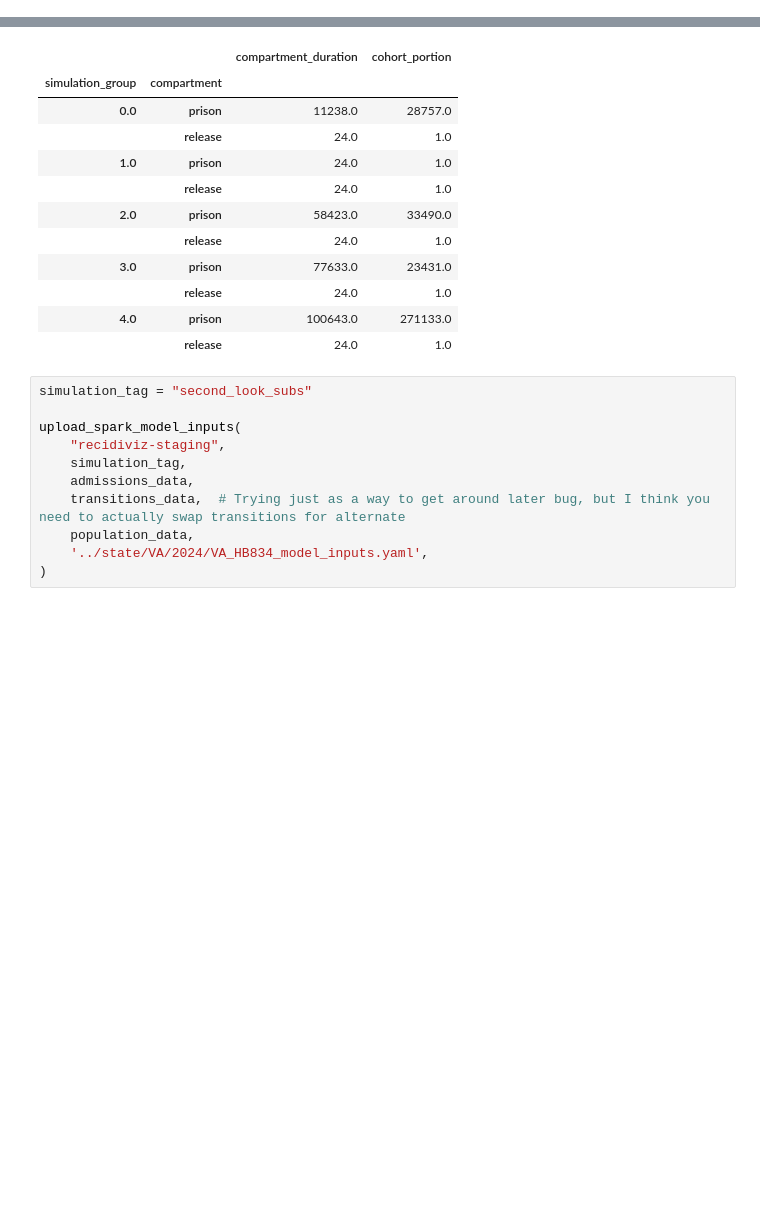
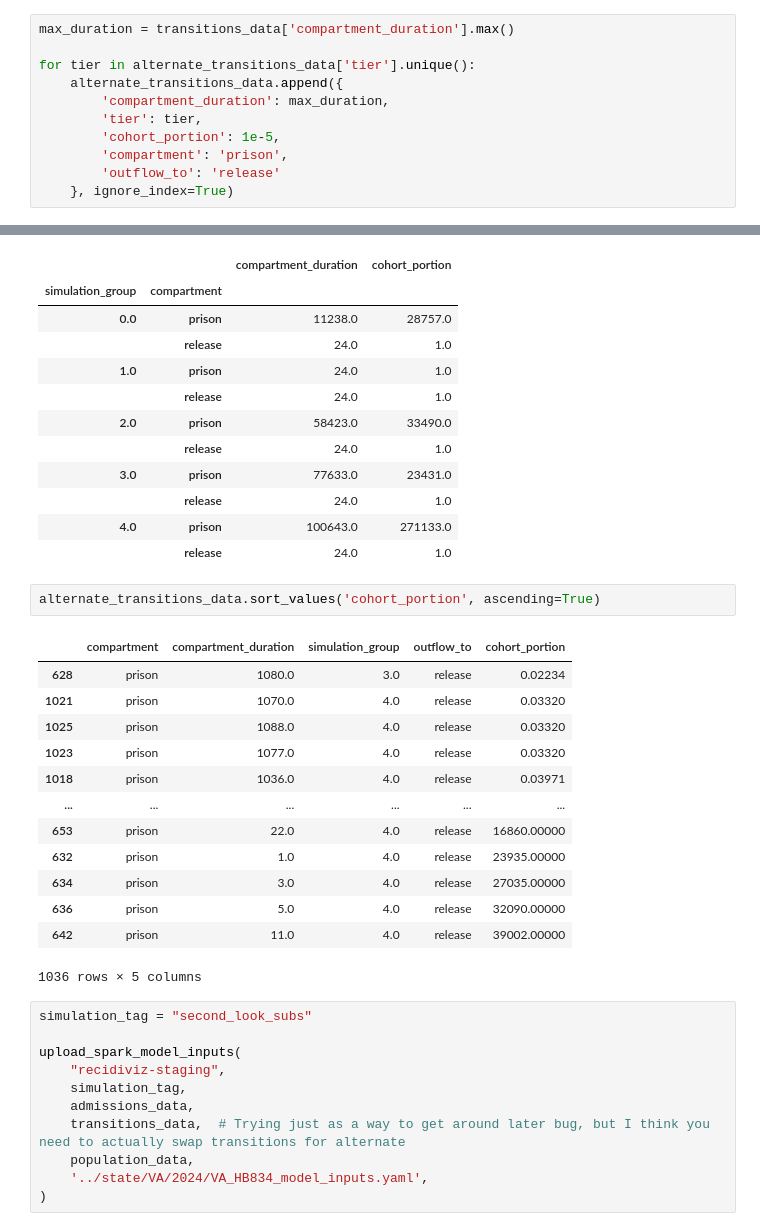
Before and after one commit to stanford-decarceration-collective/stanford-decarceration-collective, a Jupyter notebook: notebooks/aclu_second_look-Copy1.ipynb, the cells around one changed output, grey strips where cells are left out. Saved outputs shown, nothing was run; the diff lists cells and outputs as text; blank space fills up the shorter version.

Commit message:
Attempted fix for transitions error

```diff
--- a/notebooks/aclu_second_look-Copy1.ipynb
+++ b/notebooks/aclu_second_look-Copy1.ipynb
@@ -458,6 +463,17 @@ alternate_transitions_data.head()
 | 2 | prison | 3.0 | 2.0 | release | 1221.0 |
 | 3 | prison | 4.0 | 2.0 | release | 440.0 |
 | 4 | prison | 5.0 | 2.0 | release | 2040.0 |
+# %%
+max_duration = transitions_data['compartment_duration'].max()
+
+for tier in alternate_transitions_data['tier'].unique():
+    alternate_transitions_data.append({
+        'compartment_duration': max_duration,
+        'tier': tier,
+        'cohort_portion': 1e-5,
+        'compartment': 'prison',
+        'outflow_to': 'release'
+    }, ignore_index=True)
 # %%
 transitions_data.head()
 # %% [output]
@@ -578,6 +594,22 @@ transitions_data.groupby(['simulation_group', 'compartment']).sum()
 |  | release | 24.0 | 1.0 |
 | 4.0 | prison | 100643.0 | 271133.0 |
 |  | release | 24.0 | 1.0 |
+# %%
+alternate_transitions_data.sort_values('cohort_portion', ascending=True)
+# %% [output]
+|  | compartment | compartment_duration | simulation_group | outflow_to | cohort_portion |
+| 628 | prison | 1080.0 | 3.0 | release | 0.02234 |
+| 1021 | prison | 1070.0 | 4.0 | release | 0.03320 |
+| 1025 | prison | 1088.0 | 4.0 | release | 0.03320 |
+| 1023 | prison | 1077.0 | 4.0 | release | 0.03320 |
+| 1018 | prison | 1036.0 | 4.0 | release | 0.03971 |
+| ... | ... | ... | ... | ... | ... |
+| 653 | prison | 22.0 | 4.0 | release | 16860.00000 |
+| 632 | prison | 1.0 | 4.0 | release | 23935.00000 |
+| 634 | prison | 3.0 | 4.0 | release | 27035.00000 |
+| 636 | prison | 5.0 | 4.0 | release | 32090.00000 |
+| 642 | prison | 11.0 | 4.0 | release | 39002.00000 |
+1036 rows × 5 columns
 # %%
 simulation_tag = "second_look_subs"
 
```
Also changed, not shown: parts of 4 cells of this notebook, 1 other file.
